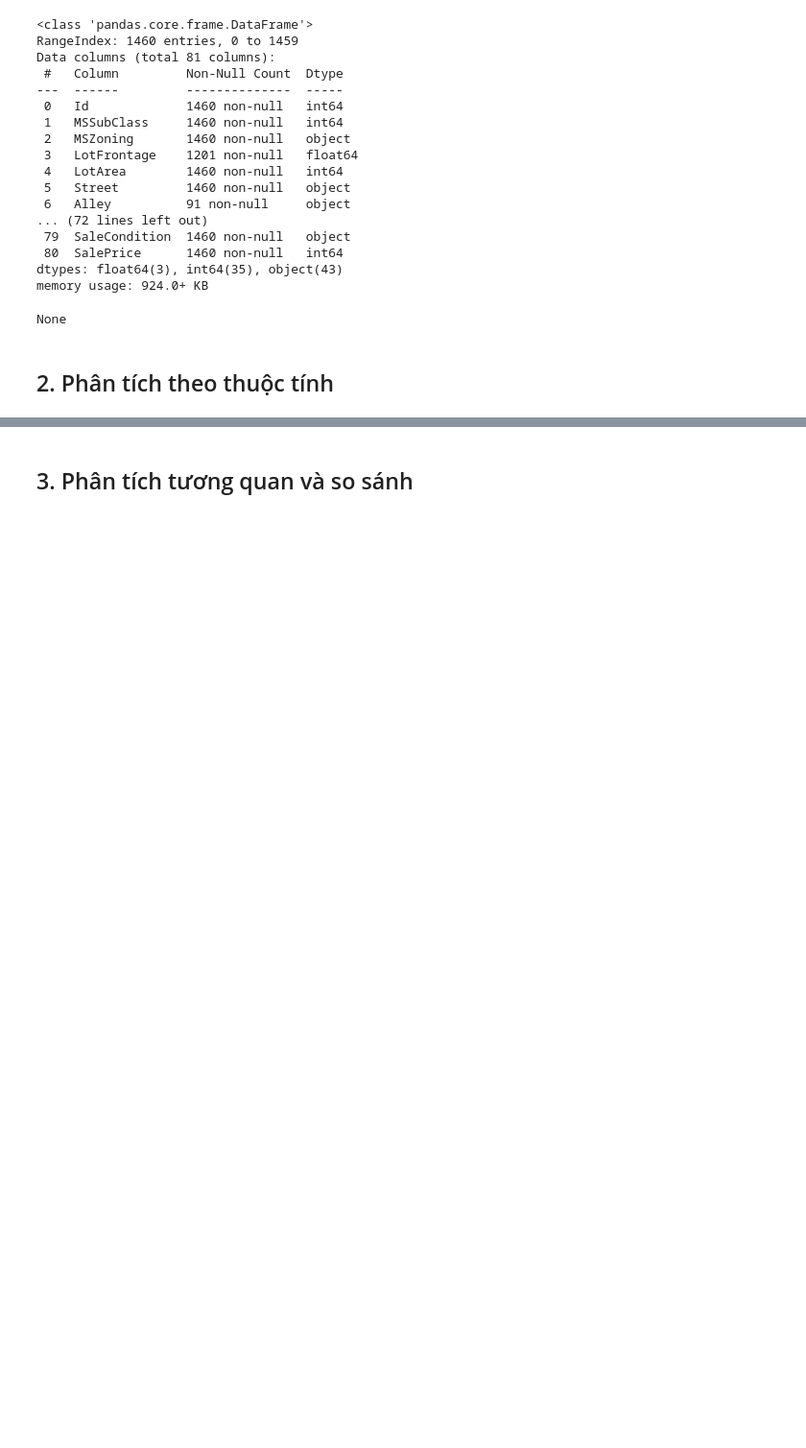
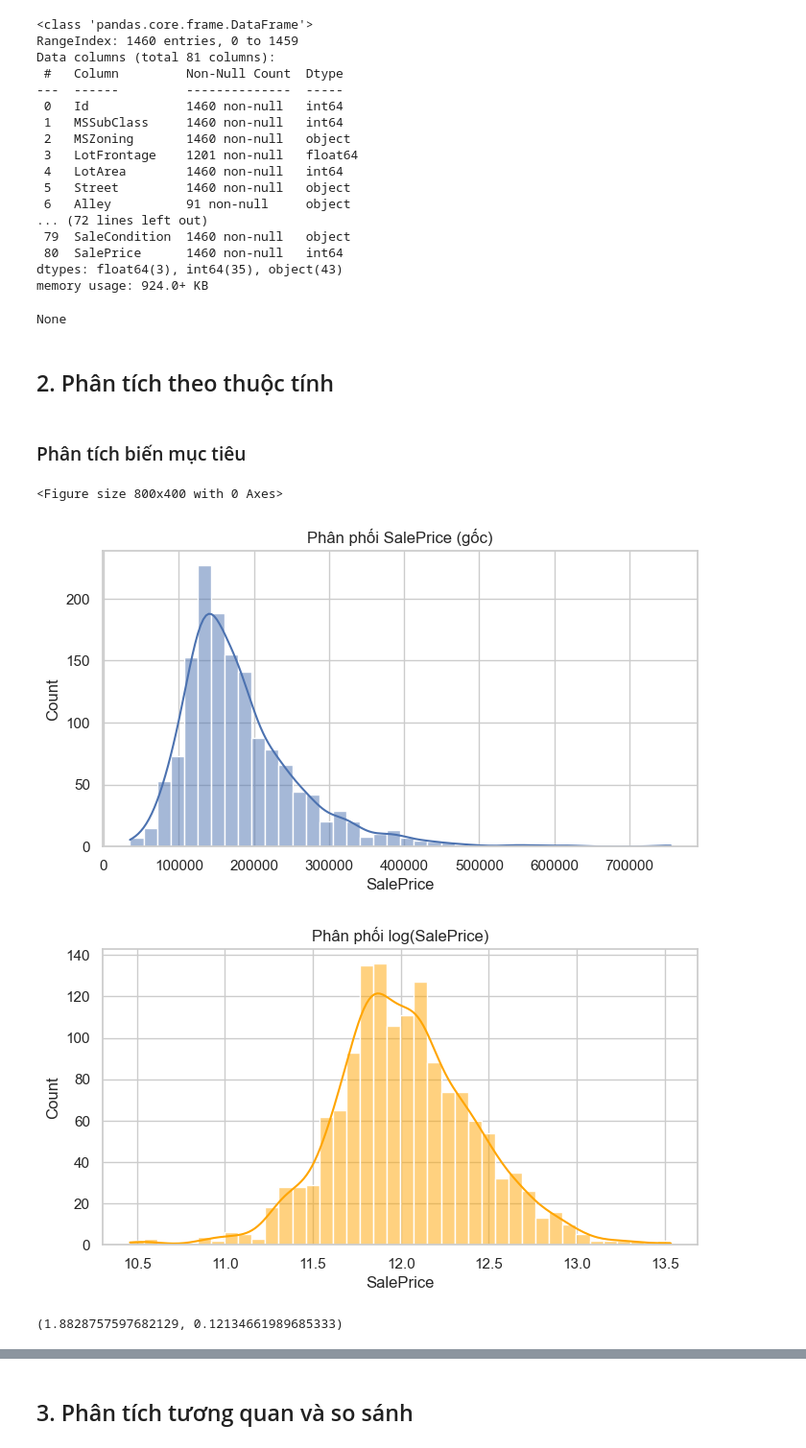
Before and after one commit to TidalWavetop1/Team9_ML_edu, a Jupyter notebook: House Price/src/EDA/eda.ipynb, the cells around one changed output, grey strips where cells are left out. Shown at 96% size. Cells and saved outputs as stored; diff of their text form; code cells hidden in the pictures; blank space fills up the shorter version.

```diff
--- a/House Price/src/EDA/eda.ipynb
+++ b/House Price/src/EDA/eda.ipynb
@@ -79,3 +79,24 @@ memory usage: 924.0+ KB
 None
 # %% [markdown]
 ## 2. Phân tích theo thuộc tính
+# %% [markdown]
+### Phân tích biến mục tiêu
+# %%
+plt.figure(figsize=(8,4))
+sns.histplot(df_train['SalePrice'], kde=True, bins=40)
+plt.title("Phân phối SalePrice (gốc)")
+plt.show()
+
+# Log-transform
+plt.figure(figsize=(8,4))
+sns.histplot(np.log1p(df_train['SalePrice']), kde=True, bins=40, color='orange')
+plt.title("Phân phối log(SalePrice)")
+plt.show()
+
+# Kiểm tra skewness
+df_train['SalePrice'].skew(), np.log1p(df_train['SalePrice']).skew()
+# %% [output]
+<Figure size 800x400 with 0 Axes>
+[figure, added]
+[figure, added]
+(1.8828757597682129, 0.12134661989685333)
```
Also changed, not shown: parts of 13 cells of this notebook.
